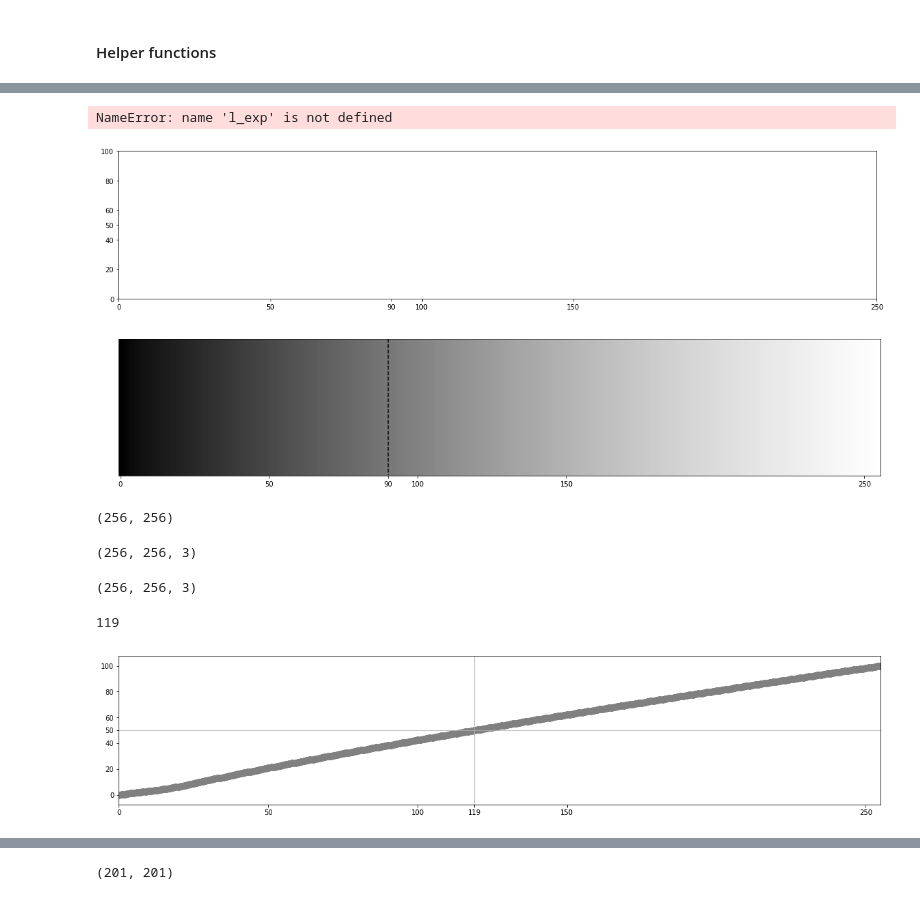
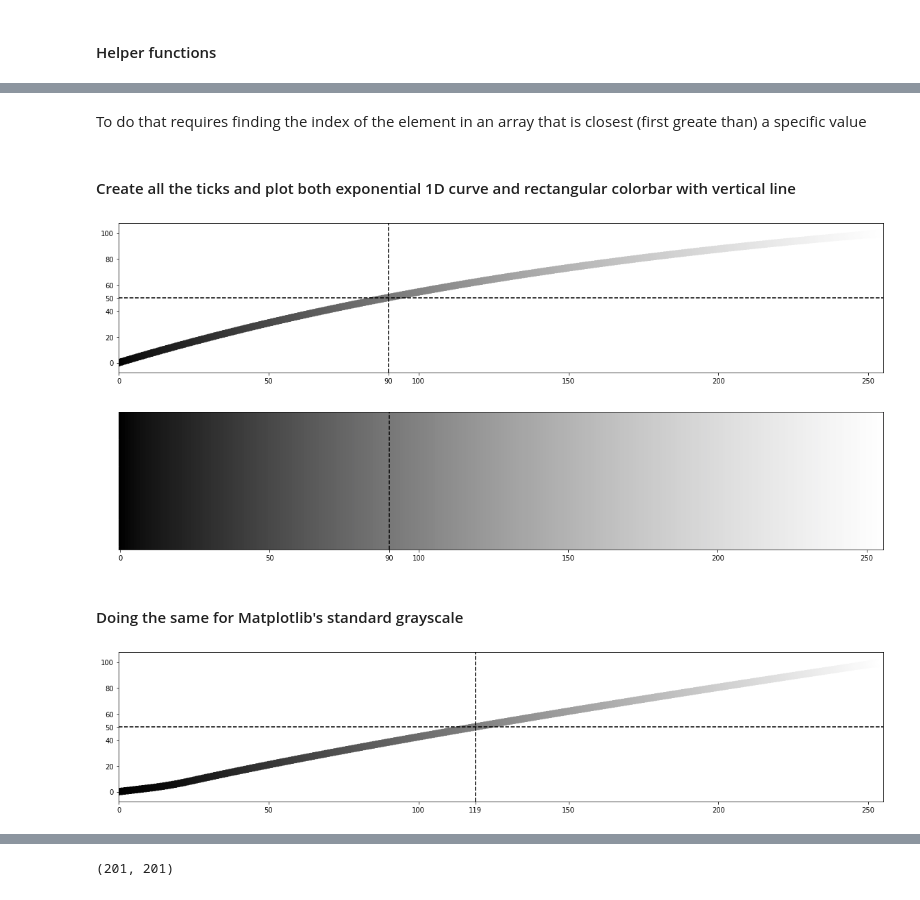
Before and after one commit to mycarta/Reproducing-exponential-grayscale-cmap, a Jupyter notebook: How to make exponetial grayscale.ipynb, the cells around one changed output, grey strips where cells are left out. Saved outputs shown, nothing was run; the diff lists cells and outputs as text; code cells hidden in the pictures.

```diff
--- a/How to make exponetial grayscale.ipynb
+++ b/How to make exponetial grayscale.ipynb
@@ -94,0 +109,4 @@ To plot gridline where on x asix function intersects 50% on y axis
+# %%
+rgb_exponential = rgb_expo(y1)
+# %%
+my_exp_cmap = rgb_cmap(rgb_exponential)
@@ -95 +115,3 @@ To plot gridline where on x asix function intersects 50% on y axis
+# %% [markdown]
+To do that requires finding the index of the element in an array that is closest (first greate than) a specific value
 # %%
@@ -98,6 +119,8 @@ idx = np.searchsorted(y1, 50, side="right").astype(int) # first index where valu
+# %% [markdown]
+#### Create all the ticks and plot both exponential 1D curve and rectangular colorbar with vertical line
 # %%
 y_ticks=[0, 20, 40, 50, 60, 80, 100]
-x_ticks = [0, 50, 100, 150, 250]
+x_ticks = [0, 50, 100, 150, 200, 250]
 x_ticks.append(idx)
 x_ticks=sorted(x_ticks)
 # %%
@@ -105,23 +128,24 @@ x = np.arange(256)
 # %%
 fig, ax = plt.subplots(figsize=(20,4))
 plt.yticks(np.array(y_ticks), y_ticks)
 plt.xticks(np.array(x_ticks), x_ticks)
-plt.scatter(x,l_exp, s = 100, c = my_exp_cmap(x))
+plt.scatter(x, y1, s = 100, c = my_exp_cmap(x))
+plt.xlim(min(x),max(x))
 ax.set_yticks([50], minor=True)
-ax.yaxis.grid(True, which='minor')
+ax.axhline(50, linestyle='--', color='k')
 ax.set_xticks([idx], minor=True)
-ax.xaxis.grid(True, which='minor')
-plt.xlim(min(x),max(x));
+ax.axvline(idx, linestyle='--', color='k');
 # %% [output]
-NameError: name 'l_exp' is not defined
-[figure, old version]
+[figure, new version]
 # %%
 fig, ax = plt.subplots(figsize=(20,4))
-plt.imshow(rgb_exponential256, aspect=0.18)
-plt.plot([idx,idx], [0,255], '--k')
+plt.imshow(rgb_exponential, aspect=0.18)
+ax.axvline(idx, linestyle='--', color='k');
 ax.set_xticks(x_ticks);
 ax.tick_params(axis='y', color='w', labelcolor='white');
 # %% [output]
-[figure, old version]
+[figure, new version]
+# %% [markdown]
+#### Doing the same for Matplotlib's standard grayscale
 # %%
 bw1=cm.gray(np.arange(256))
@@ -131,16 +154,6 @@ bw=bw1[:,:-1]
 rbw = np.tile(bw[:,0], (256,1))
 gbw = np.tile(bw[:,1], (256,1))
 bbw = np.tile(bw[:,2], (256,1))
-rbw.shape
+rgb_bw=np.swapaxes(np.array(list(zip(rbw, gbw, bbw))),1,2)
+lab_bw = skl.rgb2lab(rgb_bw)
+l_bw = lab_bw[0,:,0]
-# %% [output]
-(256, 256)
-# %%
-rgb_bw=np.swapaxes(np.array(list(zip(rbw, gbw, bbw))),1,2)
-rgb_bw.shape
-# %% [output]
-(256, 256, 3)
-# %%
-lab_bw = skl.rgb2lab(rgb_bw)
-lab_bw.shape
-# %% [output]
-(256, 256, 3)
@@ -149,9 +160,5 @@ l_bw = lab_bw[0,:,0]
 # %%
 # finding index
 idx1 = np.searchsorted(l_bw, 50, side="right") # first index where value > 0.5
-# %%
-idx1
-# %% [output]
-119
 # %%
 y_ticks1=[0, 20, 40, 50, 60, 80, 100]
@@ -162,14 +169,14 @@ x_ticks1=sorted(x_ticks1)
 fig, ax = plt.subplots(figsize=(20,4))
 plt.yticks(np.array(y_ticks1), y_ticks1)
 plt.xticks(np.array(x_ticks1), x_ticks1)
-plt.scatter(x,l_bw, s = 100, c = 'gray')
+plt.scatter(x, l_bw, s = 100, c = l_bw, cmap='gray')
+plt.xlim(min(x),max(x))
 ax.set_yticks([50], minor=True)
-ax.yaxis.grid(True, which='minor')
+ax.axhline(50, linestyle='--', color='k')
 ax.set_xticks([idx1], minor=True)
-ax.xaxis.grid(True, which='minor')
-plt.xlim(min(x),max(x));
+ax.axvline(idx1, linestyle='--', color='k');
 # %% [output]
-[figure, old version]
+[figure, new version]
 # %%
 fig, ax = plt.subplots(figsize=(20,4))
 plt.imshow(rgb_bw, aspect=0.18)
```
Also changed, not shown: parts of 28 cells of this notebook, 1 other file.
